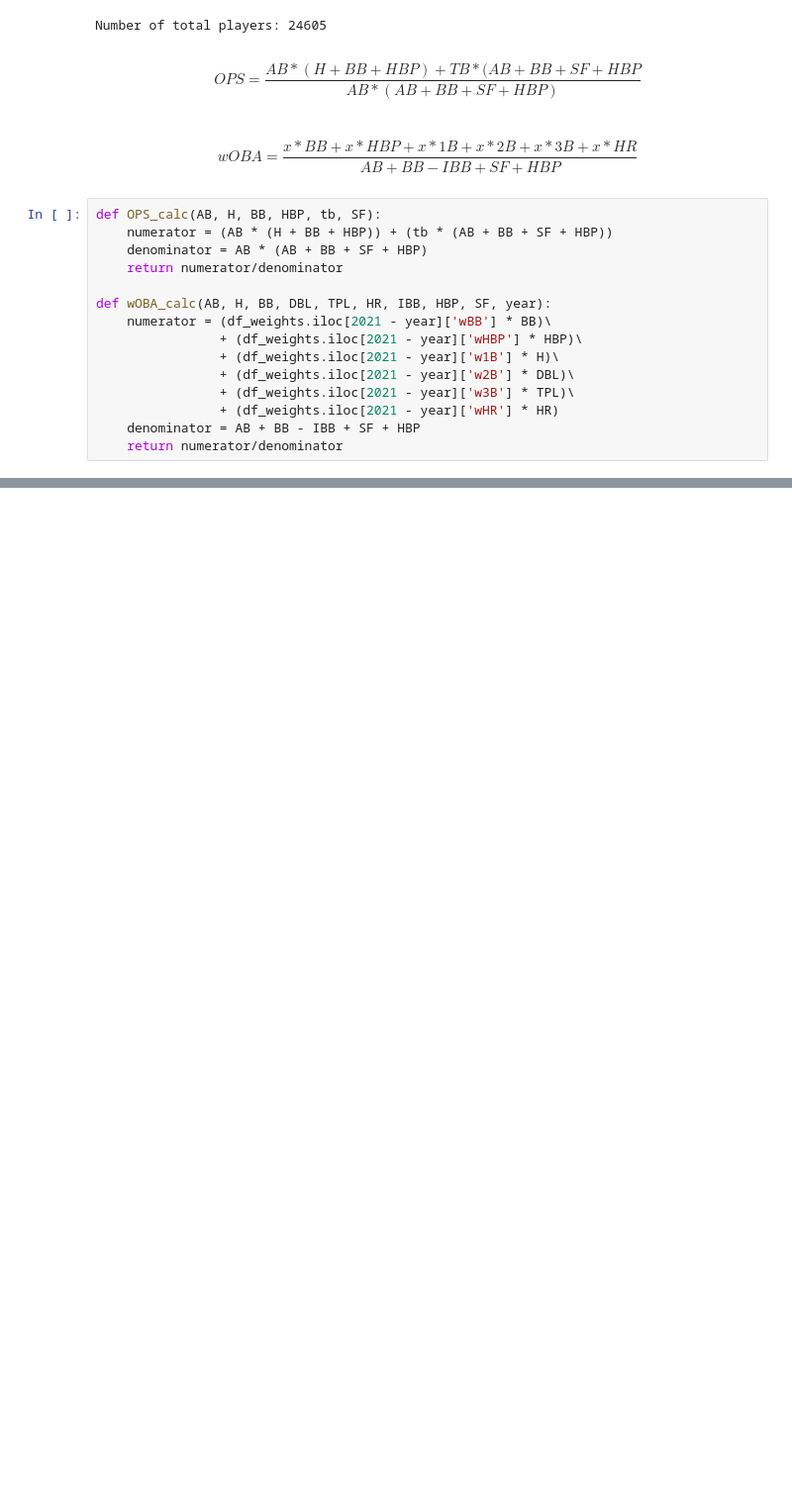
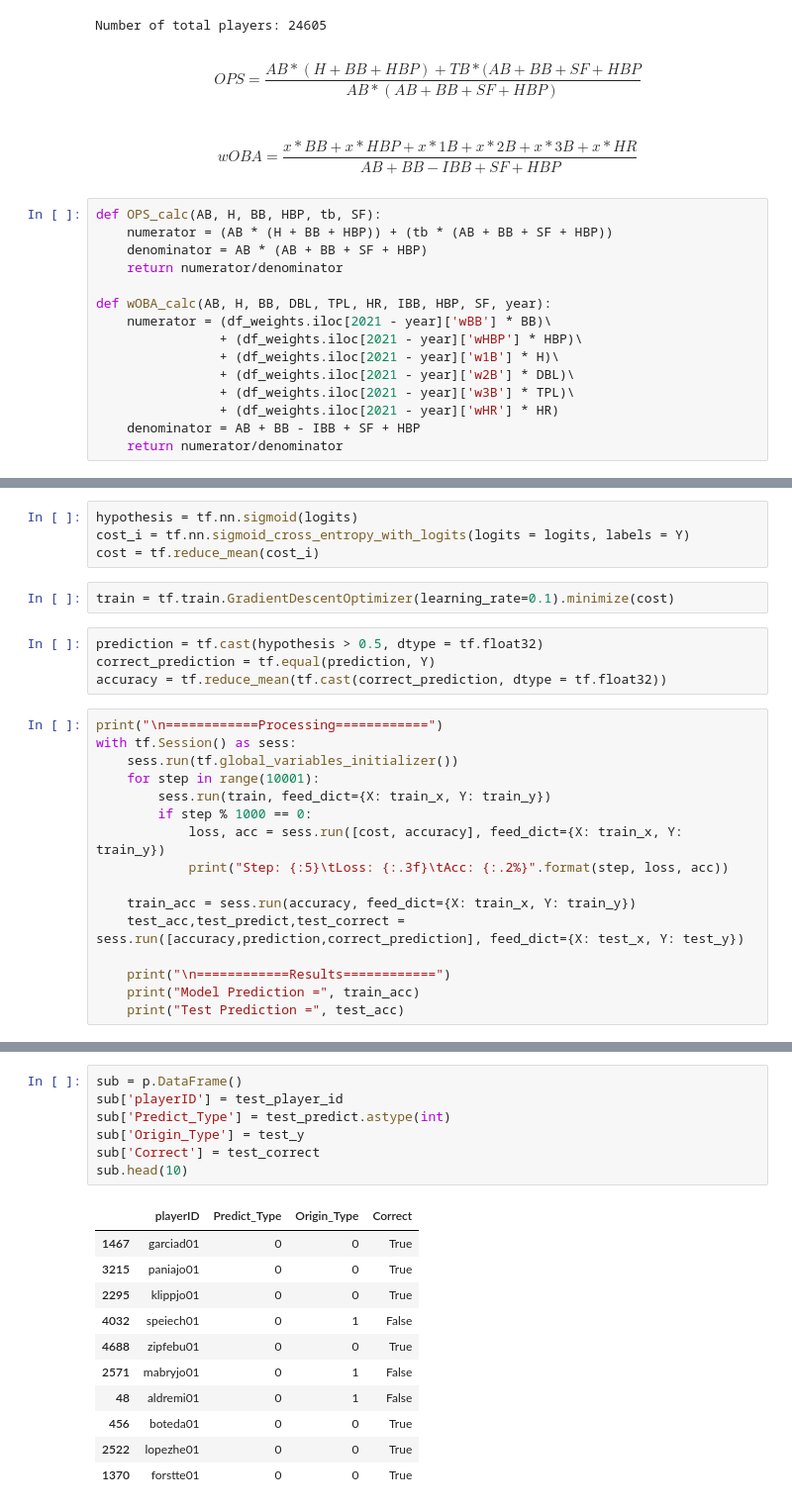
Before and after one commit to Chernide/BaseballPredictorCSCI-5502, a Jupyter notebook: college/CollegeAnalysis.ipynb, the cells around one changed output, grey strips where cells are left out. Shown: that part at 99% size. Drawn from its saved outputs; the diff is of its cells as text; blank space fills up the shorter version.

```diff
--- a/college/CollegeAnalysis.ipynb
+++ b/college/CollegeAnalysis.ipynb
@@ -199,0 +267,26 @@ abreujo02
+# %%
+hypothesis = tf.nn.sigmoid(logits)
+cost_i = tf.nn.sigmoid_cross_entropy_with_logits(logits = logits, labels = Y)
+cost = tf.reduce_mean(cost_i)
+# %%
+train = tf.train.GradientDescentOptimizer(learning_rate=0.1).minimize(cost)
+# %%
+prediction = tf.cast(hypothesis > 0.5, dtype = tf.float32)
+correct_prediction = tf.equal(prediction, Y)
+accuracy = tf.reduce_mean(tf.cast(correct_prediction, dtype = tf.float32))
+# %%
+print("\n============Processing============")
+with tf.Session() as sess:
+    sess.run(tf.global_variables_initializer())
+    for step in range(10001):
+        sess.run(train, feed_dict={X: train_x, Y: train_y})
+        if step % 1000 == 0:
+            loss, acc = sess.run([cost, accuracy], feed_dict={X: train_x, Y: train_y})
+            print("Step: {:5}\tLoss: {:.3f}\tAcc: {:.2%}".format(step, loss, acc))
+
+    train_acc = sess.run(accuracy, feed_dict={X: train_x, Y: train_y})
+    test_acc,test_predict,test_correct = sess.run([accuracy,prediction,correct_prediction], feed_dict={X: test_x, Y: test_y})
+
+    print("\n============Results============")
+    print("Model Prediction =", train_acc)
+    print("Test Prediction =", test_acc)
@@ -199,0 +462,19 @@ abreujo02
+# %%
+sub = p.DataFrame()
+sub['playerID'] = test_player_id
+sub['Predict_Type'] = test_predict.astype(int)
+sub['Origin_Type'] = test_y
+sub['Correct'] = test_correct
+sub.head(10)
+# %% [output]
+|  | playerID | Predict_Type | Origin_Type | Correct |
+| 1467 | garciad01 | 0 | 0 | True |
+| 3215 | paniajo01 | 0 | 0 | True |
+| 2295 | klippjo01 | 0 | 0 | True |
+| 4032 | speiech01 | 0 | 1 | False |
+| 4688 | zipfebu01 | 0 | 0 | True |
+| 2571 | mabryjo01 | 0 | 1 | False |
+| 48 | aldremi01 | 0 | 1 | False |
+| 456 | boteda01 | 0 | 0 | True |
+| 2522 | lopezhe01 | 0 | 0 | True |
+| 1370 | forstte01 | 0 | 0 | True |
```
Also changed, not shown: parts of 32 cells of this notebook.
